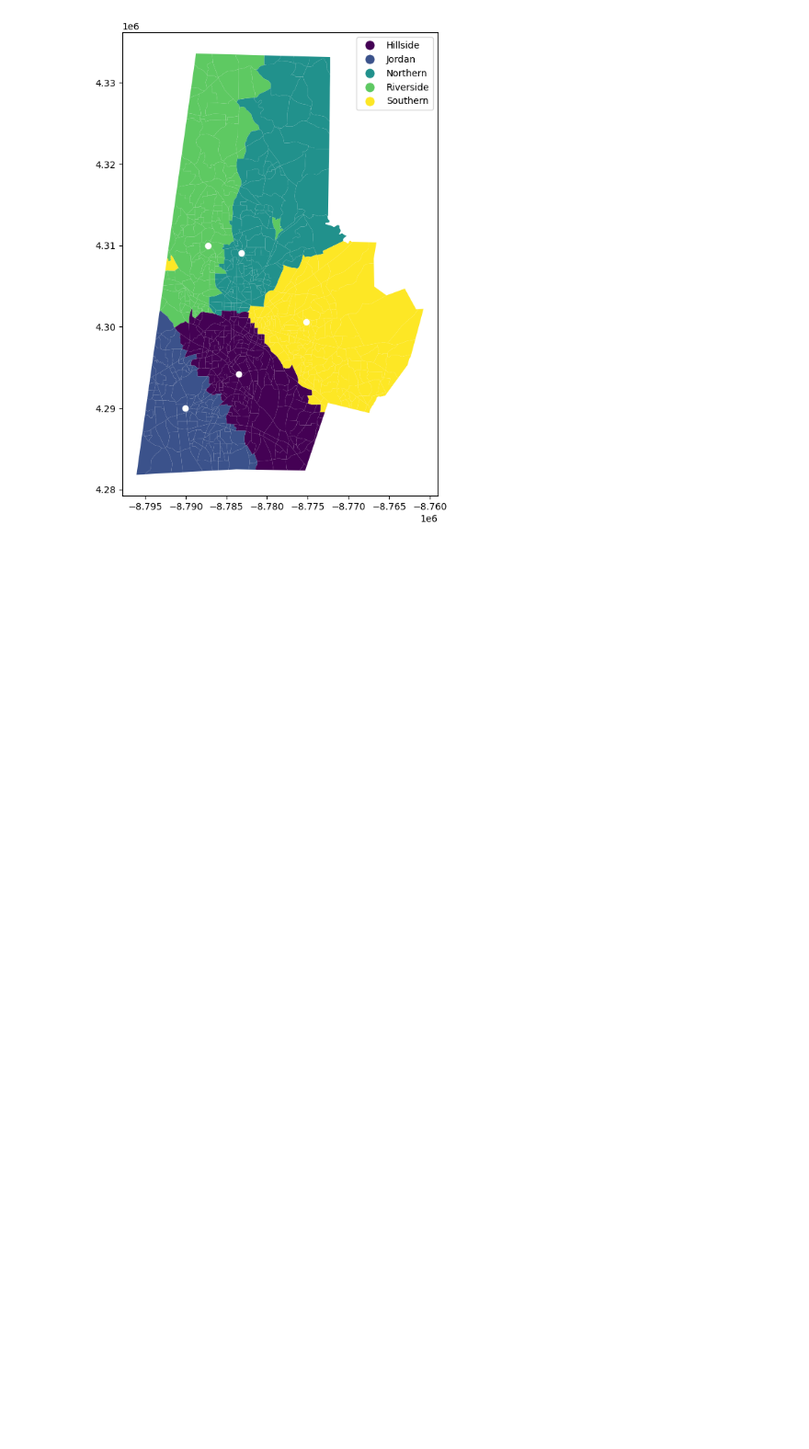
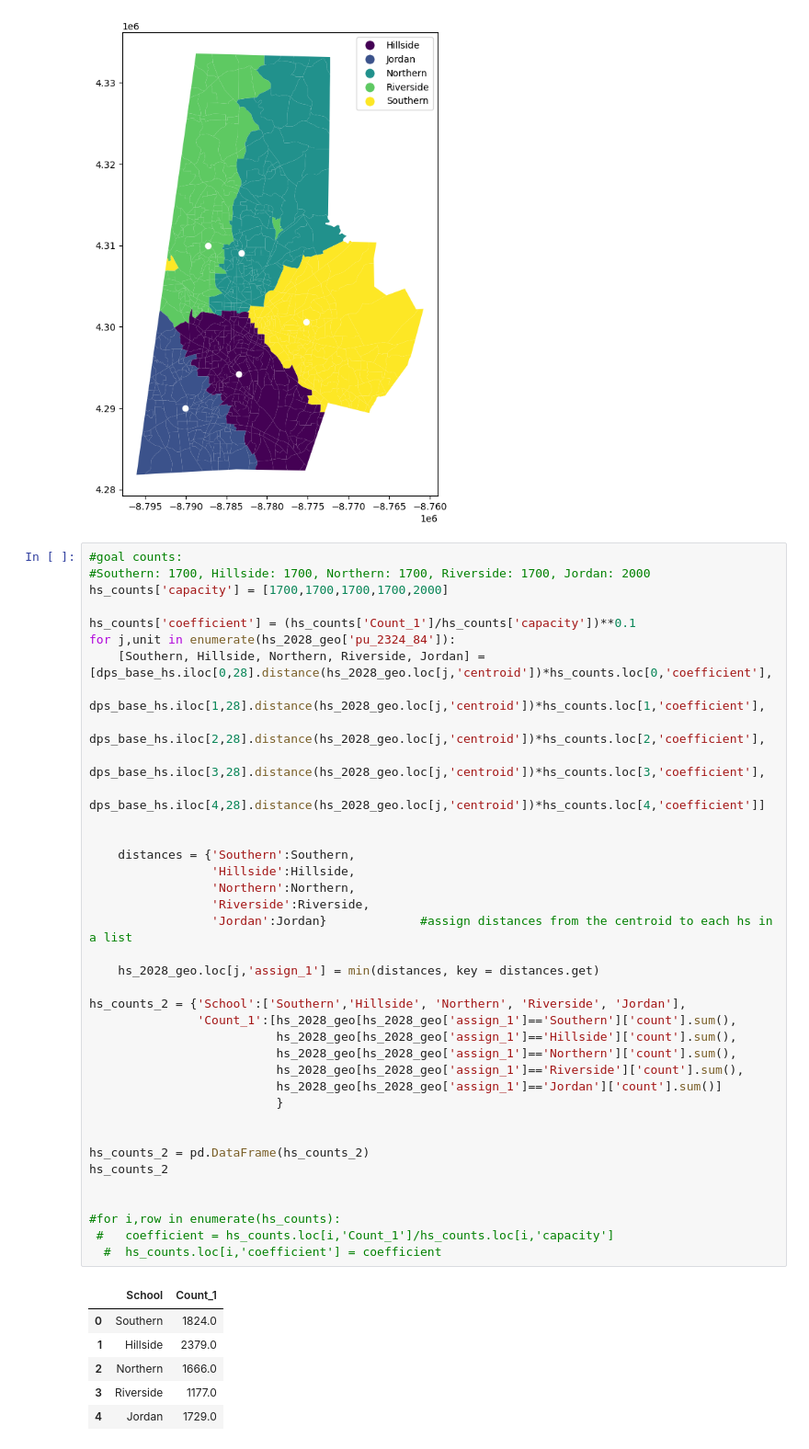
Before and after one commit to olublin/DPS-Planning, a Jupyter notebook: Base_Projection.ipynb, the cells around one changed output. Shown: that part at 92% size. Cells and saved outputs as stored; diff of their text form; blank space fills up the shorter version.

```diff
--- a/Base_Projection.ipynb
+++ b/Base_Projection.ipynb
@@ -154,3 +179,48 @@ dps_base_hs.plot(ax=plt.gca(), color = 'white')
 # %% [output]
 <Axes: >
 [figure]
+# %%
+#goal counts:
+#Southern: 1700, Hillside: 1700, Northern: 1700, Riverside: 1700, Jordan: 2000
+hs_counts['capacity'] = [1700,1700,1700,1700,2000]
+
+hs_counts['coefficient'] = (hs_counts['Count_1']/hs_counts['capacity'])**0.1
+for j,unit in enumerate(hs_2028_geo['pu_2324_84']):
+    [Southern, Hillside, Northern, Riverside, Jordan] = [dps_base_hs.iloc[0,28].distance(hs_2028_geo.loc[j,'centroid'])*hs_counts.loc[0,'coefficient'],
+                                                         dps_base_hs.iloc[1,28].distance(hs_2028_geo.loc[j,'centroid'])*hs_counts.loc[1,'coefficient'],
+                                                         dps_base_hs.iloc[2,28].distance(hs_2028_geo.loc[j,'centroid'])*hs_counts.loc[2,'coefficient'],
+                                                         dps_base_hs.iloc[3,28].distance(hs_2028_geo.loc[j,'centroid'])*hs_counts.loc[3,'coefficient'],
+                                                         dps_base_hs.iloc[4,28].distance(hs_2028_geo.loc[j,'centroid'])*hs_counts.loc[4,'coefficient']]
+
+
+    distances = {'Southern':Southern,
+                 'Hillside':Hillside,
+                 'Northern':Northern,
+                 'Riverside':Riverside,
+                 'Jordan':Jordan}             #assign distances from the centroid to each hs in a list
+
+    hs_2028_geo.loc[j,'assign_1'] = min(distances, key = distances.get)
+
+hs_counts_2 = {'School':['Southern','Hillside', 'Northern', 'Riverside', 'Jordan'],
+               'Count_1':[hs_2028_geo[hs_2028_geo['assign_1']=='Southern']['count'].sum(),
+                          hs_2028_geo[hs_2028_geo['assign_1']=='Hillside']['count'].sum(),
+                          hs_2028_geo[hs_2028_geo['assign_1']=='Northern']['count'].sum(),
+                          hs_2028_geo[hs_2028_geo['assign_1']=='Riverside']['count'].sum(),
+                          hs_2028_geo[hs_2028_geo['assign_1']=='Jordan']['count'].sum()]
+                          }
+
+
+hs_counts_2 = pd.DataFrame(hs_counts_2)
+hs_counts_2
+
+
+#for i,row in enumerate(hs_counts):
+ #   coefficient = hs_counts.loc[i,'Count_1']/hs_counts.loc[i,'capacity']
+  #  hs_counts.loc[i,'coefficient'] = coefficient
+# %% [output]
+|  | School | Count_1 |
+| 0 | Southern | 1824.0 |
+| 1 | Hillside | 2379.0 |
+| 2 | Northern | 1666.0 |
+| 3 | Riverside | 1177.0 |
+| 4 | Jordan | 1729.0 |
```
Also changed, not shown: parts of 4 cells of this notebook.
